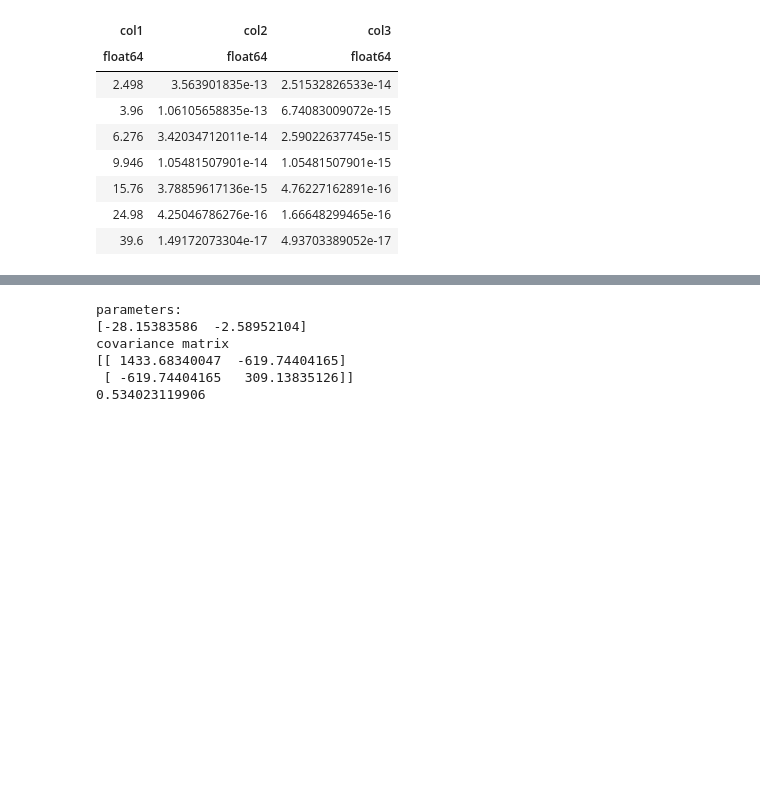
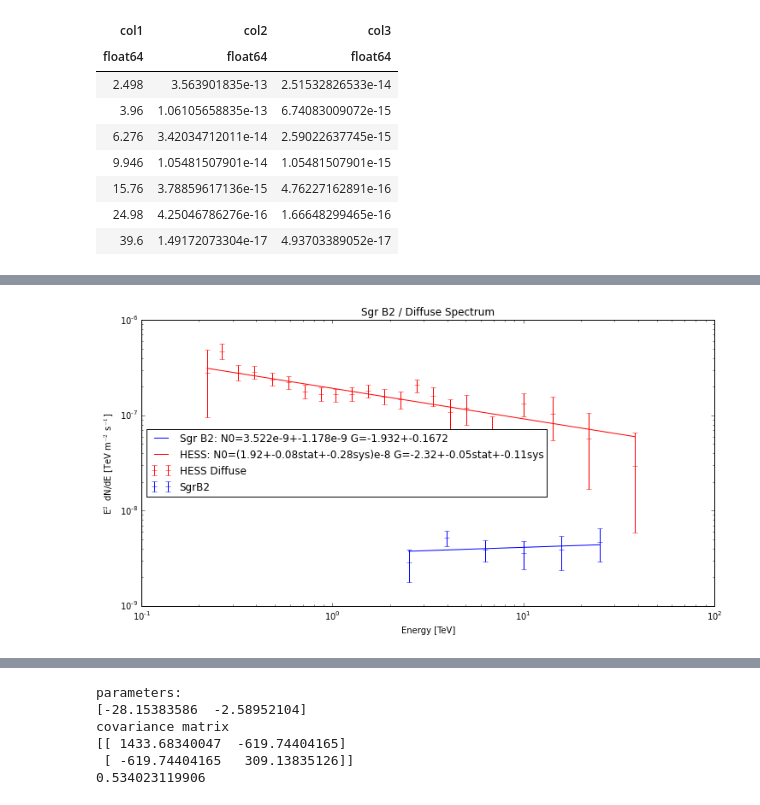
Before and after one commit to MattGPT-ai/analysis-tools-m, a Jupyter notebook: GC/SpectrumPlotter.ipynb, the cells around one changed output, grey strips where cells are left out. Cells and saved outputs as stored; diff of their text form; code cells hidden in the pictures; blank space fills up the shorter version.

```diff
--- a/GC/SpectrumPlotter.ipynb
+++ b/GC/SpectrumPlotter.ipynb
@@ -365,0 +384,43 @@ chi^2: 1.05253097649
+# %%
+power = 2.
+mult_factor = 10 # to put diffuse and Sgr B2 closer
+
+# transpose so each variable is a list
+diffuse_points = np.genfromtxt(gc_dir+"/spectralPoints/HESS_diffuse_spectrum_E2flux_TeV-m2.csv")
+diffuse_points *= mult_factor # to put it closer for comparison
+diffuse_points[0] /= mult_factor
+# values are E^2 * flux
+SgrB2_points = np.genfromtxt(gc_dir+"/spectralPoints/SgrB2_spectral_flux_TeV-m2.txt")
+#SgrB2_points *= 1e-4 #
+#SgrB2_points[:,0] *= 1e4 # don't want to adjust energy
+# values are just flux
+
+plt.errorbar(diffuse_points[0], diffuse_points[1]*diffuse_points[0]**(power-2.),
+             yerr=(diffuse_points[2]*diffuse_points[0]**(power-2.),
+                   diffuse_points[3]*diffuse_points[0]**(power-2.)),
+             marker='+', ls='', color='red', label='HESS Diffuse')
+plt.errorbar(SgrB2_points[:,0], SgrB2_points[:,1]*SgrB2_points[:,0]**power,
+             yerr=SgrB2_points[:,2]*SgrB2_points[:,0]**power,
+             marker='_', ls='', color='blue', label='SgrB2')
+
+E_SgrB2 = np.linspace(SgrB2_points[0,0], SgrB2_points[-1,0], 100)
+flux_SgrB2 = 3.522e-9 * np.power(E_SgrB2, -1.932+power)
+plt.plot(E_SgrB2, flux_SgrB2, color='blue', ls='-', marker='',
+         label="Sgr B2: N0=3.522e-9+-1.178e-9 G=-1.932+-0.1672")
+
+E_diffuse = np.linspace(diffuse_points[0,0], diffuse_points[0,-1], 100)
+flux_diffuse = 1.92e-8 * np.power(E_diffuse, -2.32+power)
+plt.plot(E_diffuse, flux_diffuse*mult_factor, color='red', ls='-', marker='',
+         label="HESS: N0=(1.92+-0.08stat+-0.28sys)e-8 G=-2.32+-0.05stat+-0.11sys")
+
+
+plt.title("Sgr B2 / Diffuse Spectrum")
+plt.loglog()
+#plt.ylim(ymin=3e-14)
+plt.legend(loc="best")
+plt.xlabel("Energy [TeV]")
+plt.ylabel(r"E$^2$ dN/dE [TeV m$^{-2}$ s$^{-1}$]")
+
+plt.savefig(gc_dir+"/plots/spectra/SgrB2_diffuse_spectra_HESSoverlay.png")
+# %% [output]
+[figure, added]
```
Also changed, not shown: parts of 13 cells of this notebook, 2 other files.
